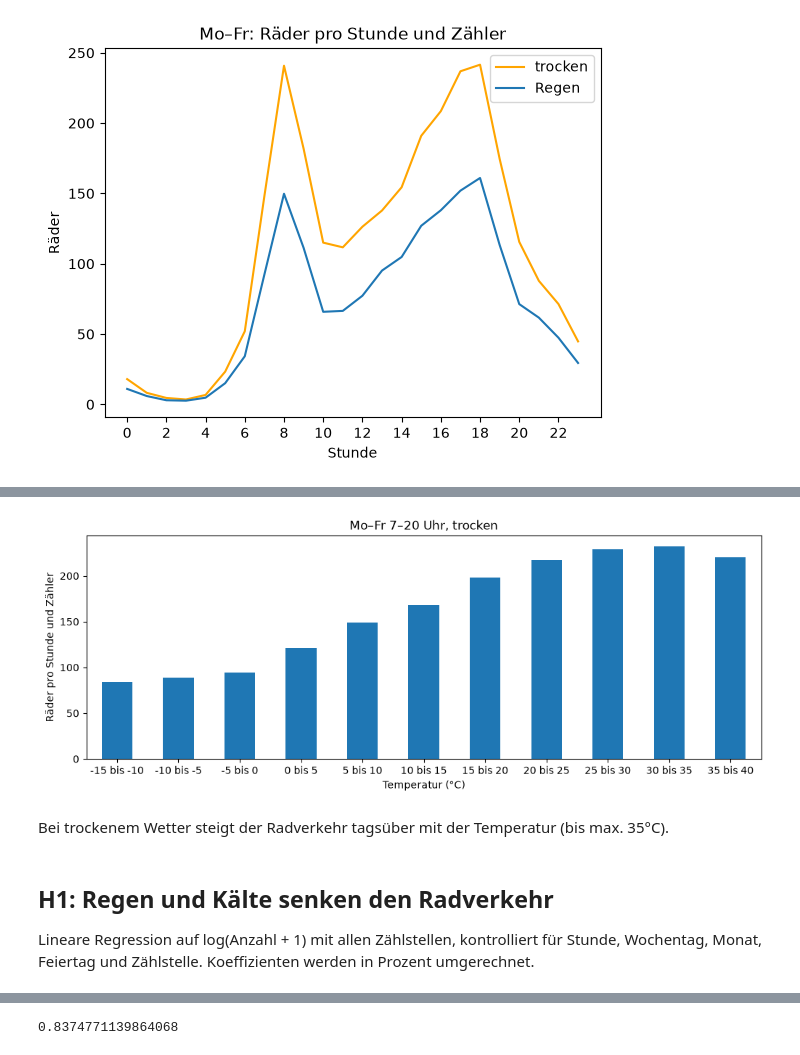
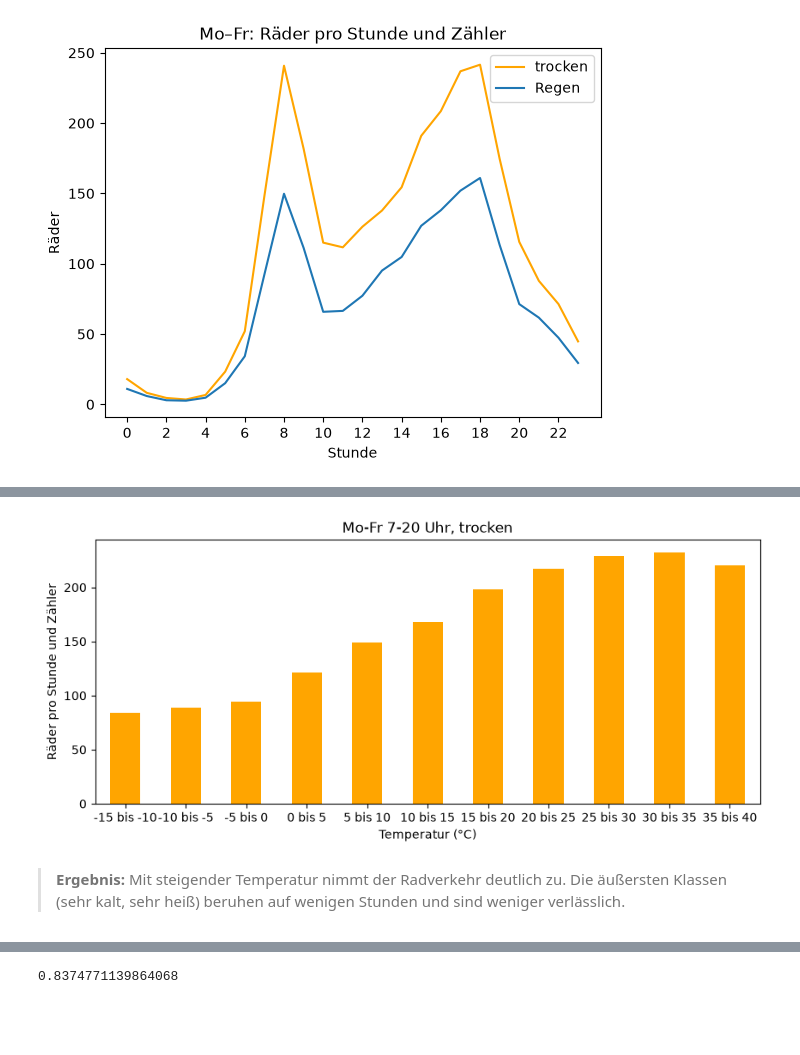
Before and after one commit to BevoBerlin/radverkehr-berlin, a Jupyter notebook: notebooks/analyse.ipynb, the cells around one changed output, grey strips where cells are left out. Cells and saved outputs as stored; diff of their text form; code cells hidden in the pictures; blank space fills up the shorter version.

```diff
--- a/notebooks/analyse.ipynb
+++ b/notebooks/analyse.ipynb
@@ -47,13 +85,10 @@ An Werktagen zeigt der Radverkehr zwei Spitzen (ca. 8 und 17 Uhr). Bei Regen lie
 # %%
 tag = t[t.stunde.between(7, 19) & ~t.regen]
 s = tag.groupby(tag.temperatur_c // 5 * 5).anzahl.mean()
 s.index = [f"{k:.0f} bis {k + 5:.0f}" for k in s.index]
-s.plot(kind="bar", rot=0, figsize=(12, 4), title="Mo–Fr 7–20 Uhr, trocken", xlabel="Temperatur (°C)", ylabel="Räder pro Stunde und Zähler")
+s.plot(kind="bar", rot=0, figsize=(10, 4), color="orange", title="Mo-Fr 7-20 Uhr, trocken", xlabel="Temperatur (°C)", ylabel="Räder pro Stunde und Zähler")
 plt.show()
 # %% [output]
-[figure, old version]
+[figure, new version]
-# %% [markdown]
-Bei trockenem Wetter steigt der Radverkehr tagsüber mit der Temperatur (bis max. 35°C).
-# %% [markdown]
-## H1: Regen und Kälte senken den Radverkehr
-Lineare Regression auf log(Anzahl + 1) mit allen Zählstellen, kontrolliert für Stunde, Wochentag, Monat, Feiertag und Zählstelle. Koeffizienten werden in Prozent umgerechnet.
+# %% [markdown]
+> **Ergebnis:** Mit steigender Temperatur nimmt der Radverkehr deutlich zu. Die äußersten Klassen (sehr kalt, sehr heiß) beruhen auf wenigen Stunden und sind weniger verlässlich.
```
Also changed, not shown: parts of 27 cells of this notebook.
